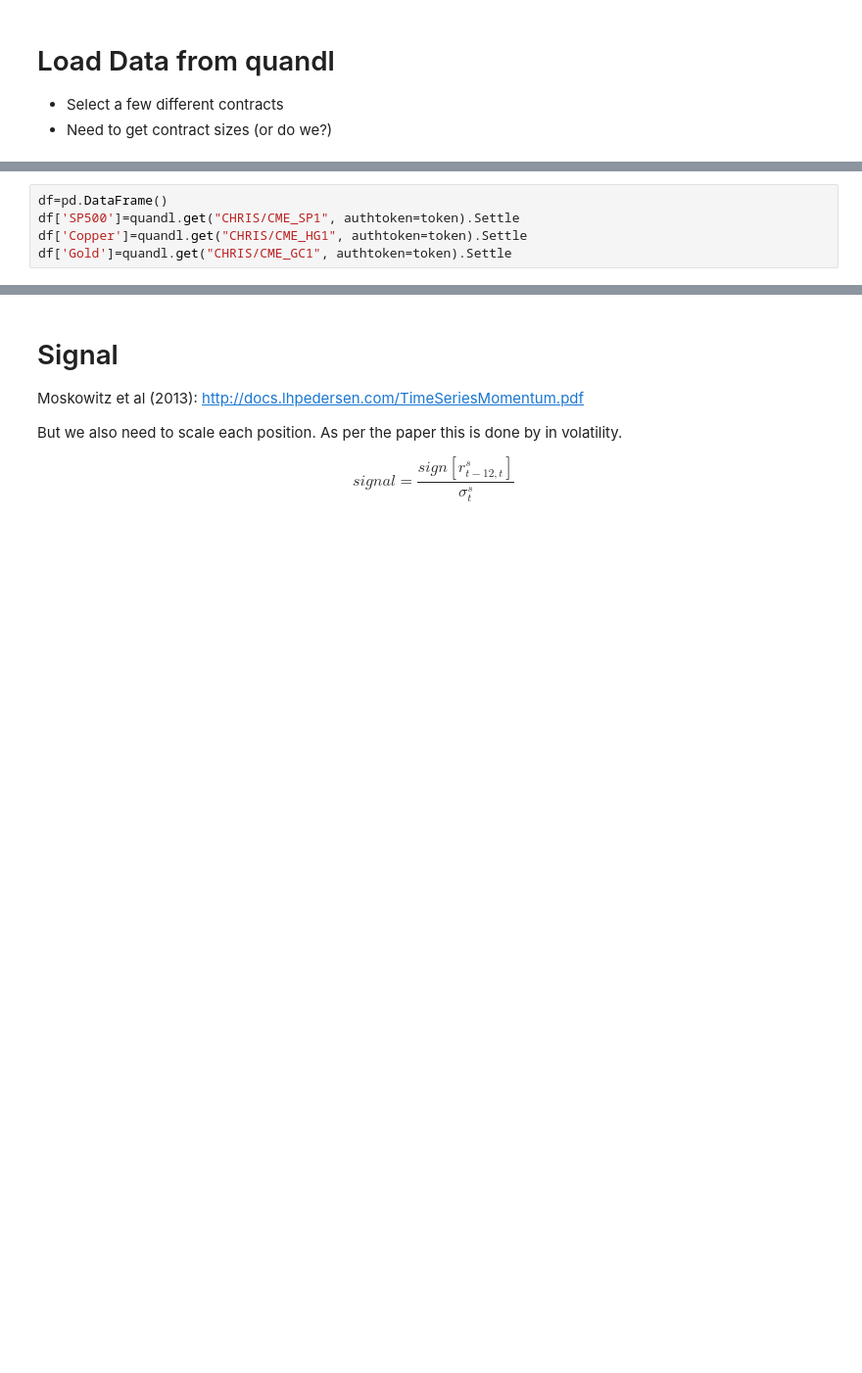
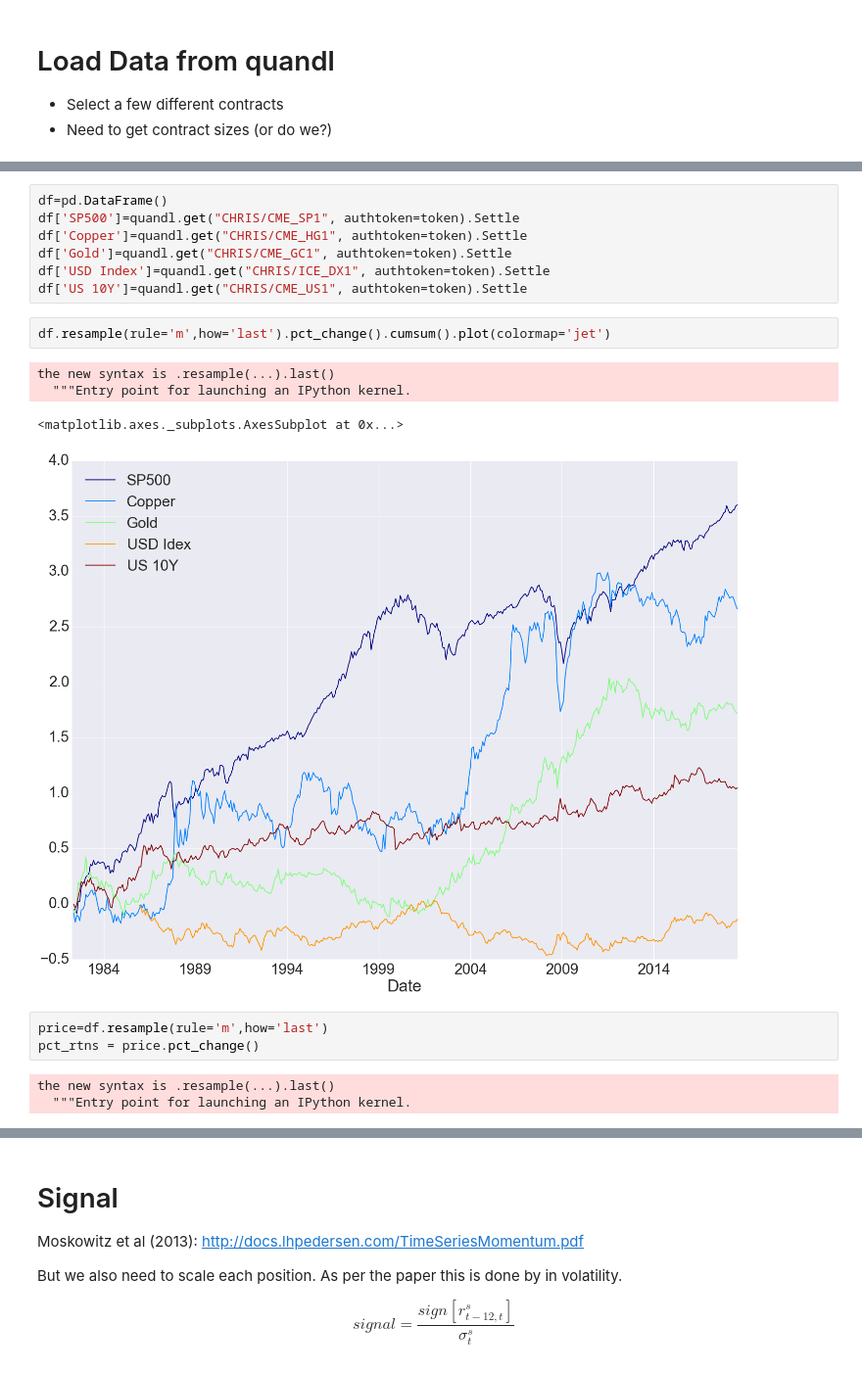
Before and after one commit to mrefermat/quant_finance, a Jupyter notebook: Signal_To_Trading.ipynb, the cells around one changed output, grey strips where cells are left out. Shown at 98% size. Saved outputs shown, nothing was run; the diff lists cells and outputs as text; blank space fills up the shorter version.

```diff
--- a/Signal_To_Trading.ipynb
+++ b/Signal_To_Trading.ipynb
@@ -22,3 +40,18 @@ df=pd.DataFrame()
 df['SP500']=quandl.get("CHRIS/CME_SP1", authtoken=token).Settle
 df['Copper']=quandl.get("CHRIS/CME_HG1", authtoken=token).Settle
 df['Gold']=quandl.get("CHRIS/CME_GC1", authtoken=token).Settle
+df['USD Index']=quandl.get("CHRIS/ICE_DX1", authtoken=token).Settle
+df['US 10Y']=quandl.get("CHRIS/CME_US1", authtoken=token).Settle
+# %%
+df.resample(rule='m',how='last').pct_change().cumsum().plot(colormap='jet')
+# %% [output]
+the new syntax is .resample(...).last()
+  """Entry point for launching an IPython kernel.
+<matplotlib.axes._subplots.AxesSubplot at 0x...>
+[figure, added]
+# %%
+price=df.resample(rule='m',how='last')
+pct_rtns = price.pct_change()
+# %% [output]
+the new syntax is .resample(...).last()
+  """Entry point for launching an IPython kernel.
```
Also changed, not shown: parts of 8 cells of this notebook.
